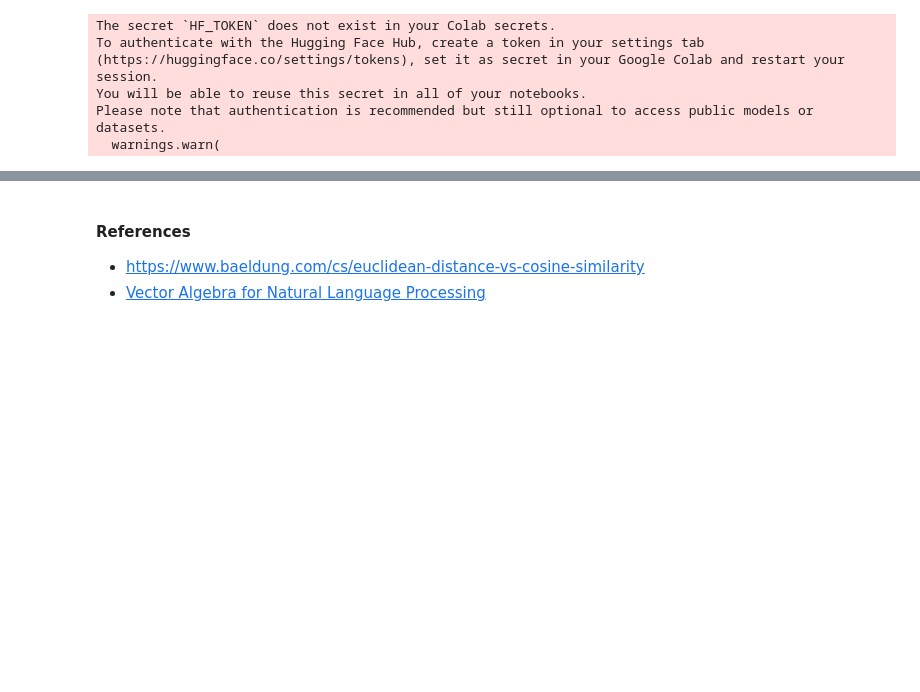
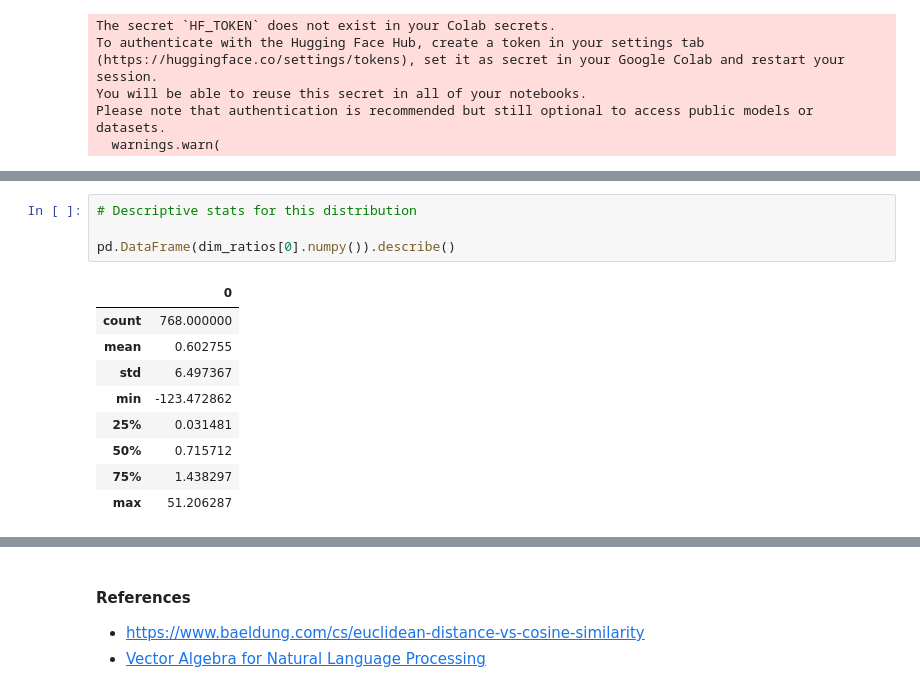
Before and after one commit to Taaniya/vector-algebra-for-nlp, a Jupyter notebook: Exploring_word_embeddings_and_cosine_similarity_intuition.ipynb, the cells around one changed output, grey strips where cells are left out. Saved outputs shown, nothing was run; the diff lists cells and outputs as text; blank space fills up the shorter version.

```diff
--- a/Exploring_word_embeddings_and_cosine_similarity_intuition.ipynb
+++ b/Exploring_word_embeddings_and_cosine_similarity_intuition.ipynb
@@ -146 +191,15 @@ Please note that authentication is recommended but still optional to access publ
+# %%
+# Descriptive stats for this distribution
+
+pd.DataFrame(dim_ratios[0].numpy()).describe()
+# %% [output]
+|  | 0 |
+| count | 768.000000 |
+| mean | 0.602755 |
+| std | 6.497367 |
+| min | -123.472862 |
+| 25% | 0.031481 |
+| 50% | 0.715712 |
+| 75% | 1.438297 |
+| max | 51.206287 |
 # %%
```
Also changed, not shown: parts of 6 cells of this notebook.
